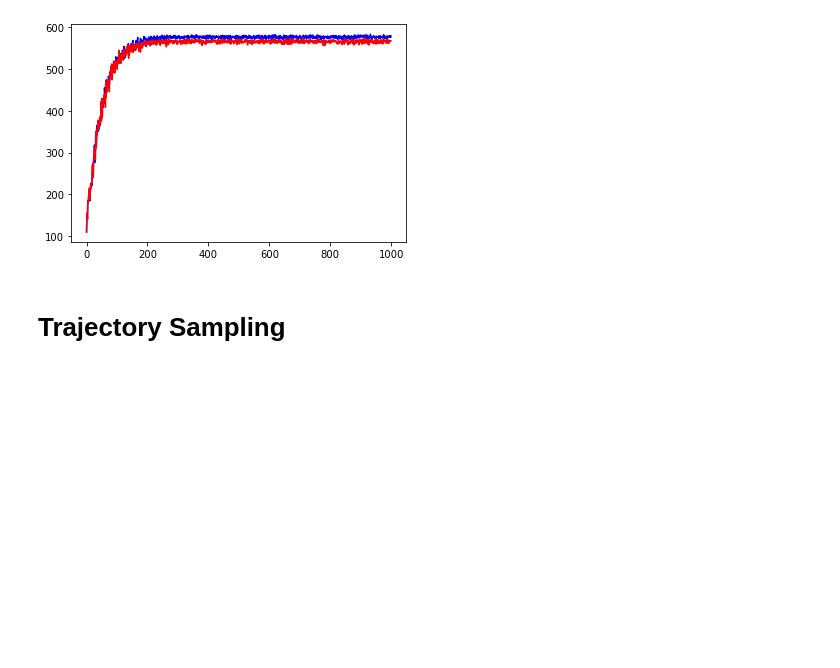
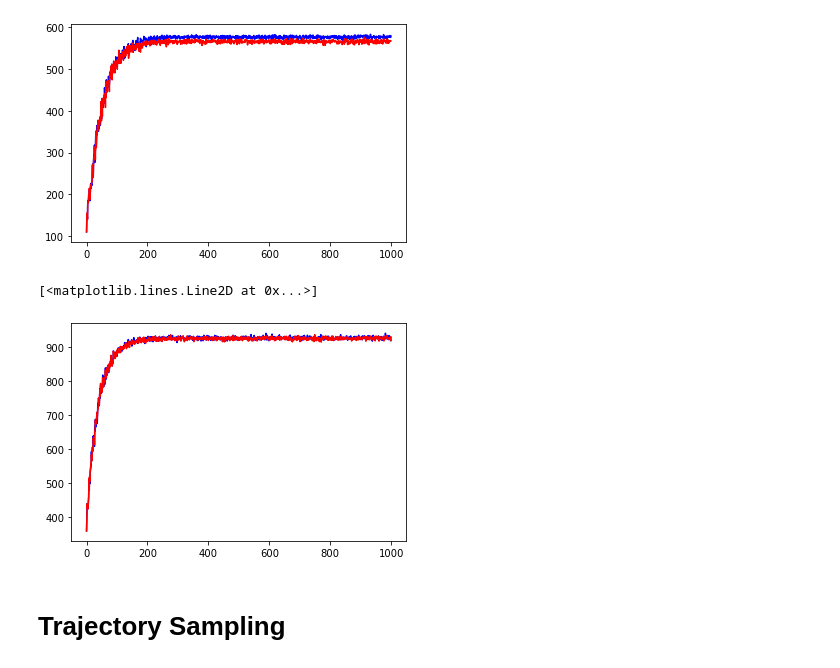
Before and after one commit to neel-singhania/Foraging_DRL_Project, a Jupyter notebook: Untitled.ipynb, the cells around one changed output. Cells and saved outputs as stored; diff of their text form; code cells hidden in the pictures; blank space fills up the shorter version.

```diff
--- a/Untitled.ipynb
+++ b/Untitled.ipynb
@@ -776,3 +776,20 @@ plt.plot(R1011,color ='red')
 # %% [output]
 [<matplotlib.lines.Line2D at 0x...>]
 [figure]
+# %%
+R11 = []
+
+for i in range(10):
+    seed = 50+i
+    random.seed(seed)
+    rand.seed(seed)
+
+    env = gym.make('gym_env:foraging-v101', interval_time = 3, decision_time="V")
+    env.seed(seed)
+    r1 = dyna_q(env,1,alpha1,epsilon1,1000,2)
+
+    R11.append(r1)
+
+R11 = np.array(R11)
+
+R311 = np.average(R11,axis = 0)
@@ -854,6 +873,29 @@ plt.plot(R1012,color ='red')
 # %% [output]
 [<matplotlib.lines.Line2D at 0x...>]
 [figure]
+# %%
+R12 = []
+
+for i in range(10):
+    seed = 50+i
+    random.seed(seed)
+    rand.seed(seed)
+
+    env = gym.make('gym_env:foraging-v101', interval_time = 3, decision_time="V")
+    env.seed(seed)
+    r1 = dyna_q_modified(env,1,alpha1,epsilon1,1000,2)
+
+    R12.append(r1)
+
+R12 = np.array(R12)
+
+R312 = np.average(R12,axis = 0)
+# %%
+plt.plot(R311,color ='blue')
+plt.plot(R312,color ='red')
+# %% [output]
+[<matplotlib.lines.Line2D at 0x...>]
+[figure, added]
 # %% [markdown]
 # Trajectory Sampling
 # %%
```
Also changed, not shown: parts of 11 cells of this notebook, 1 other file.
